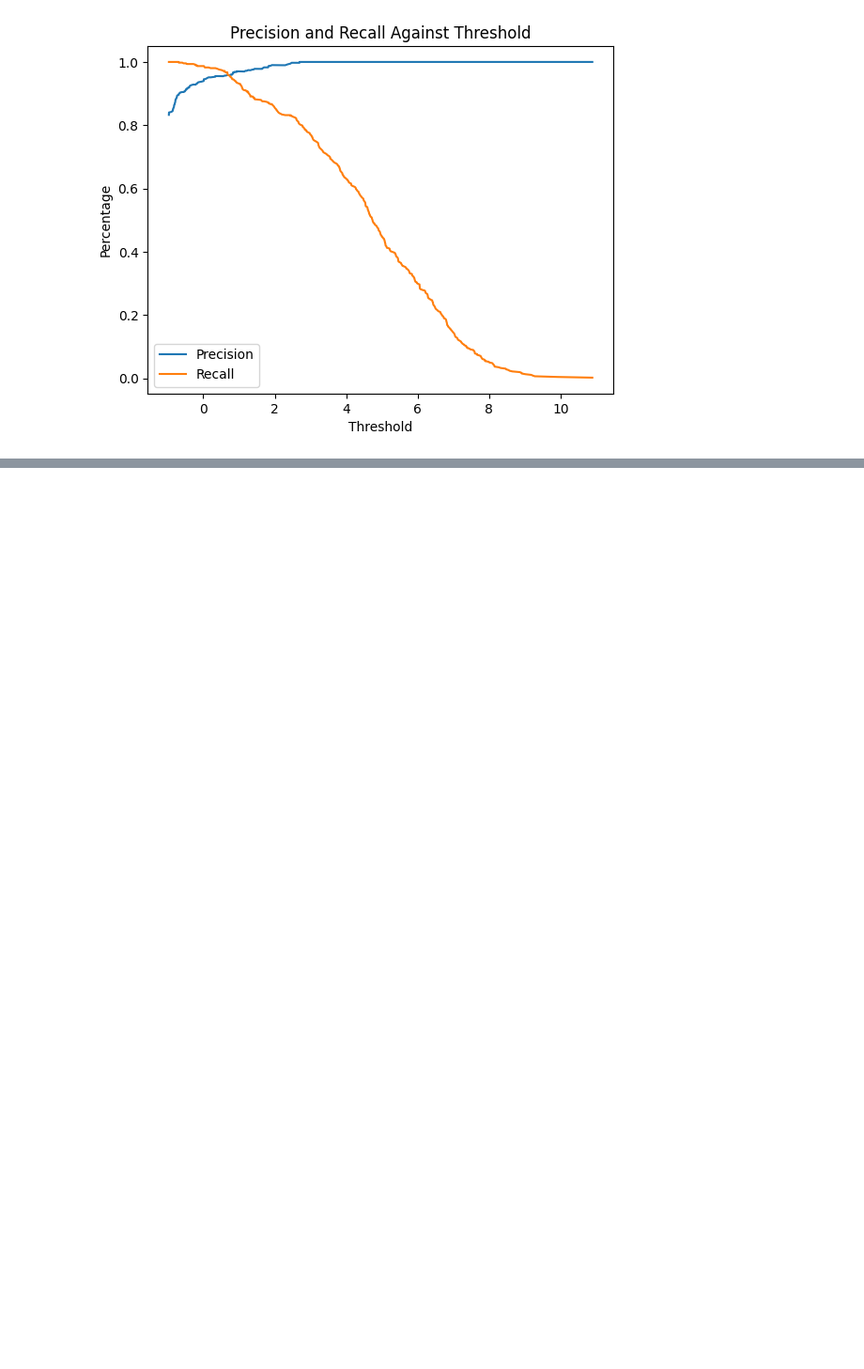
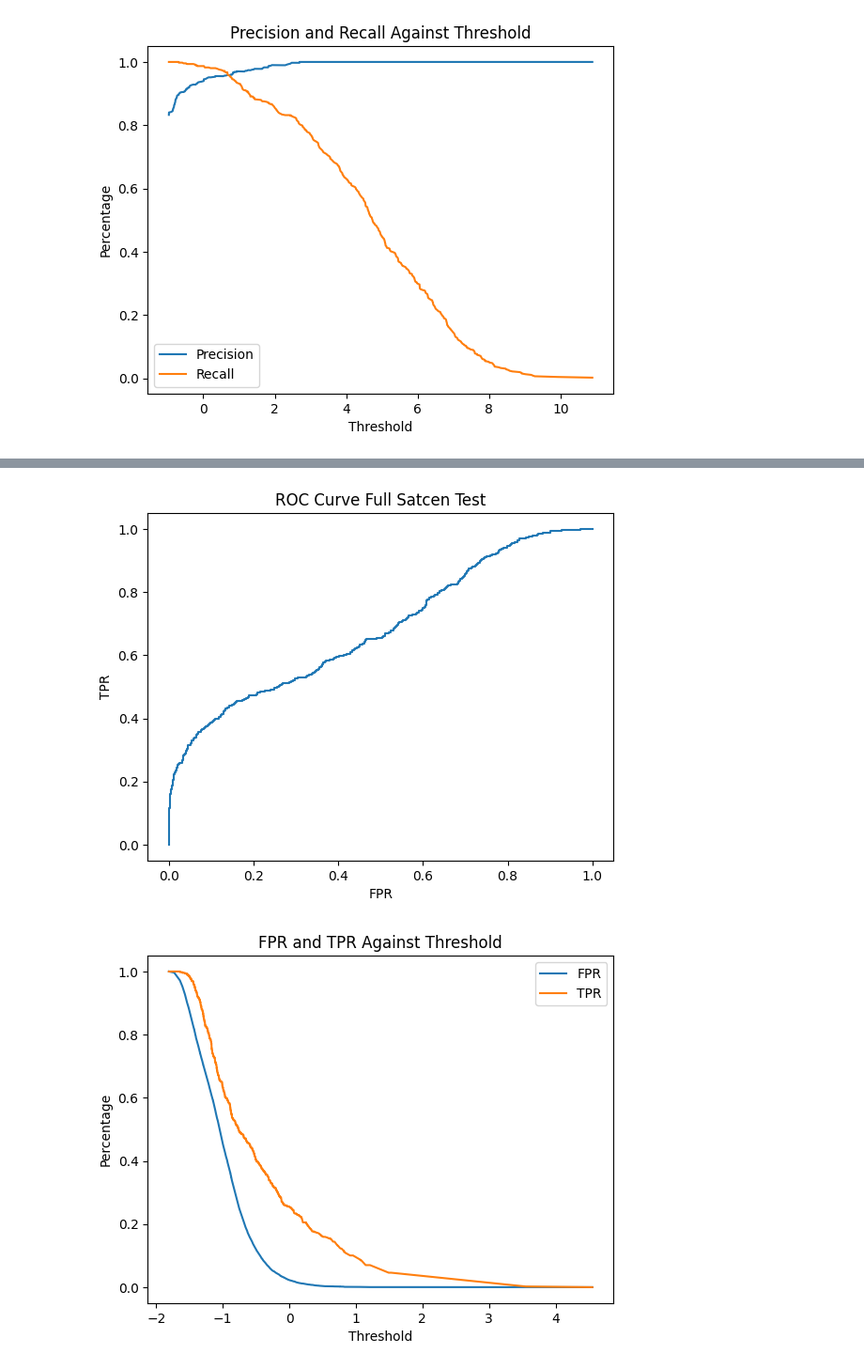
Before and after one commit to TasteDaBombDev/satcen-ship-detection, a Jupyter notebook: ship_detection/unet_finetune_satcen.ipynb, the cells around one changed output, grey strips where cells are left out. Shown: that part at 94% size. Saved outputs shown, nothing was run; the diff lists cells and outputs as text; code cells hidden in the pictures; blank space fills up the shorter version.

```diff
--- a/ship_detection/unet_finetune_satcen.ipynb
+++ b/ship_detection/unet_finetune_satcen.ipynb
@@ -348,0 +352,12 @@ plt.show()
+# %%
+# get all images
+all_images = os.listdir(satcen_path_full/'pictures')
+print(f'Total number of images: {len(all_images)}')
+
+# get training images
+train_images = os.listdir(satcen_path/'train_pictures')
+print(f'Number of training images: {len(train_images)}')
+
+# construct the test set
+test_images = list(set(all_images) - set(train_images))
+print(f'Number of test images: {len(test_images)}')
@@ -348,0 +430,31 @@ plt.show()
+# %%
+# decision scores
+z = []
+
+# loop through all the test images
+for test_img in test_images:
+
+    # load raw output of unet
+    raw_unet_output = np.load(satcen_path_full/'results_unet'/f'{test_img[:-4]}_unet_out.npy')
+    dec_score = np.max(raw_unet_output)
+
+    # store decision score
+    z.append(dec_score)
+# %%
+# ROC
+fprs, tprs, thresholds = roc_curve(y, z)
+plt.plot(fprs, tprs)
+plt.xlabel('FPR')
+plt.ylabel('TPR')
+plt.title('ROC Curve Full Satcen Test')
+plt.show()
+
+plt.plot(thresholds, fprs, thresholds, tprs)
+plt.xlabel('Threshold')
+plt.ylabel('Percentage')
+plt.legend(['FPR', 'TPR'])
+plt.title('FPR and TPR Against Threshold')
+plt.show()
+# %% [output]
+[figure, added]
+[figure, added]
```
Also changed, not shown: parts of 13 cells of this notebook, 1 other file.
